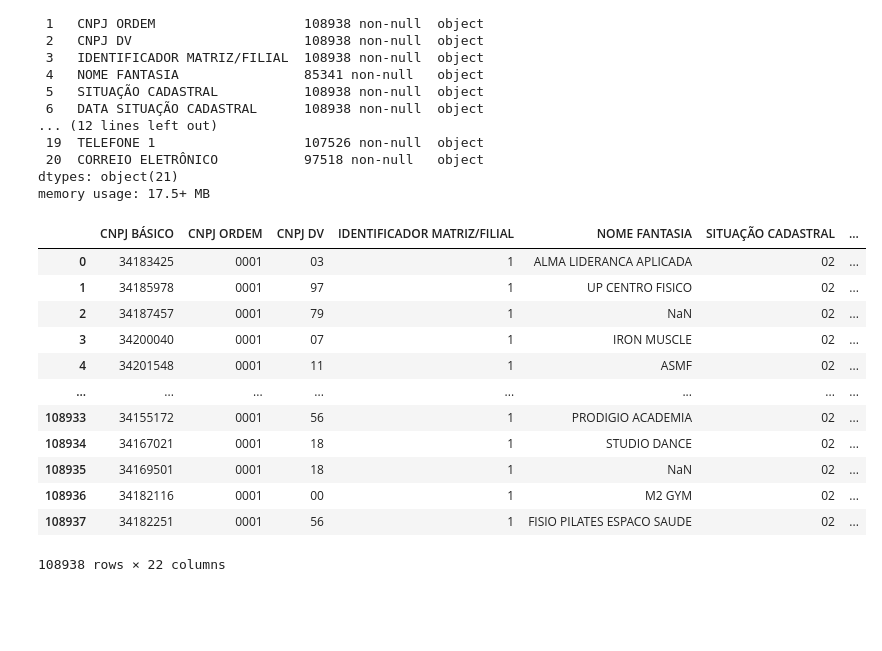
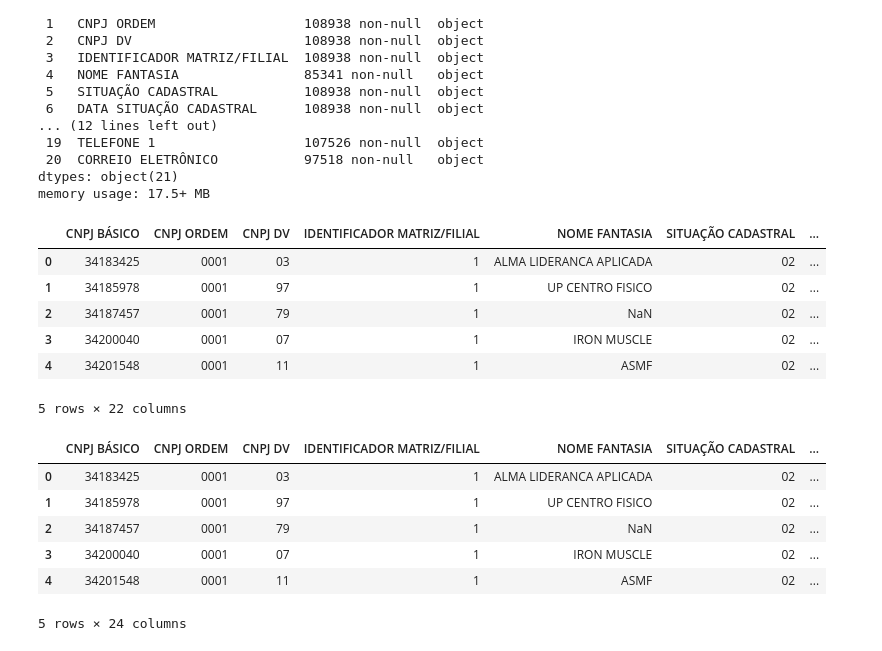
Before and after one commit to MatheusMorandi/Cnpj_Academias, a Jupyter notebook: src/eda.ipynb, the cells around one changed output. Saved outputs shown, nothing was run; the diff lists cells and outputs as text; code cells hidden in the pictures; blank space fills up the shorter version.

Commit message:
Adicionando coluna regiao e sincronizando os municipios

```diff
--- a/src/eda.ipynb
+++ b/src/eda.ipynb
@@ -77,7 +105,15 @@ Data columns (total 30 columns):
 dtypes: object(30)
 memory usage: 24.9+ MB
 # %%
-dados = dados.drop(columns = ["NOME DA CIDADE NO EXTERIOR", "PAIS", "SITUAÇÃO ESPECIAL", "DATA DA SITUAÇÃO ESPECIAL", "COMPLEMENTO", "DDD 2", "TELEFONE 2", "DDD DO FAX", "FAX"])
+dados = dados.drop(columns = ["NOME DA CIDADE NO EXTERIOR",
+                                "PAIS",
+                                "SITUAÇÃO ESPECIAL",
+                                "DATA DA SITUAÇÃO ESPECIAL",
+                                "COMPLEMENTO",
+                                "DDD 2",
+                                "TELEFONE 2",
+                                "DDD DO FAX",
+                                "FAX"])
 
 dados.info()
 # %% [output]
@@ -101,18 +137,24 @@ memory usage: 17.5+ MB
 # %%
 dados['REGIAO'] = dados['UF'].map(estados_regioes)
 
-dados
+dados.head()
 # %% [output]
 |  | CNPJ BÁSICO | CNPJ ORDEM | CNPJ DV | IDENTIFICADOR MATRIZ/FILIAL | NOME FANTASIA | SITUAÇÃO CADASTRAL | ... |
 | 0 | 34183425 | 0001 | 03 | 1 | ALMA LIDERANCA APLICADA | 02 | ... |
 | 1 | 34185978 | 0001 | 97 | 1 | UP CENTRO FISICO | 02 | ... |
 | 2 | 34187457 | 0001 | 79 | 1 | NaN | 02 | ... |
 | 3 | 34200040 | 0001 | 07 | 1 | IRON MUSCLE | 02 | ... |
 | 4 | 34201548 | 0001 | 11 | 1 | ASMF | 02 | ... |
-| ... | ... | ... | ... | ... | ... | ... | ... |
-| 108933 | 34155172 | 0001 | 56 | 1 | PRODIGIO ACADEMIA | 02 | ... |
-| 108934 | 34167021 | 0001 | 18 | 1 | STUDIO DANCE | 02 | ... |
-| 108935 | 34169501 | 0001 | 18 | 1 | NaN | 02 | ... |
-| 108936 | 34182116 | 0001 | 00 | 1 | M2 GYM | 02 | ... |
-| 108937 | 34182251 | 0001 | 56 | 1 | FISIO PILATES ESPACO SAUDE | 02 | ... |
-108938 rows × 22 columns
+5 rows × 22 columns
+# %%
+dados_final = pd.merge(dados, municipios, left_on = "MUNICÍPIO", right_on = "CÓDIGO DO MUNICÍPIO", how = "left")
+
+dados_final.head()
+# %% [output]
+|  | CNPJ BÁSICO | CNPJ ORDEM | CNPJ DV | IDENTIFICADOR MATRIZ/FILIAL | NOME FANTASIA | SITUAÇÃO CADASTRAL | ... |
+| 0 | 34183425 | 0001 | 03 | 1 | ALMA LIDERANCA APLICADA | 02 | ... |
+| 1 | 34185978 | 0001 | 97 | 1 | UP CENTRO FISICO | 02 | ... |
+| 2 | 34187457 | 0001 | 79 | 1 | NaN | 02 | ... |
+| 3 | 34200040 | 0001 | 07 | 1 | IRON MUSCLE | 02 | ... |
+| 4 | 34201548 | 0001 | 11 | 1 | ASMF | 02 | ... |
+5 rows × 24 columns
```
Also changed, not shown: parts of 4 cells of this notebook, 1 other file.
